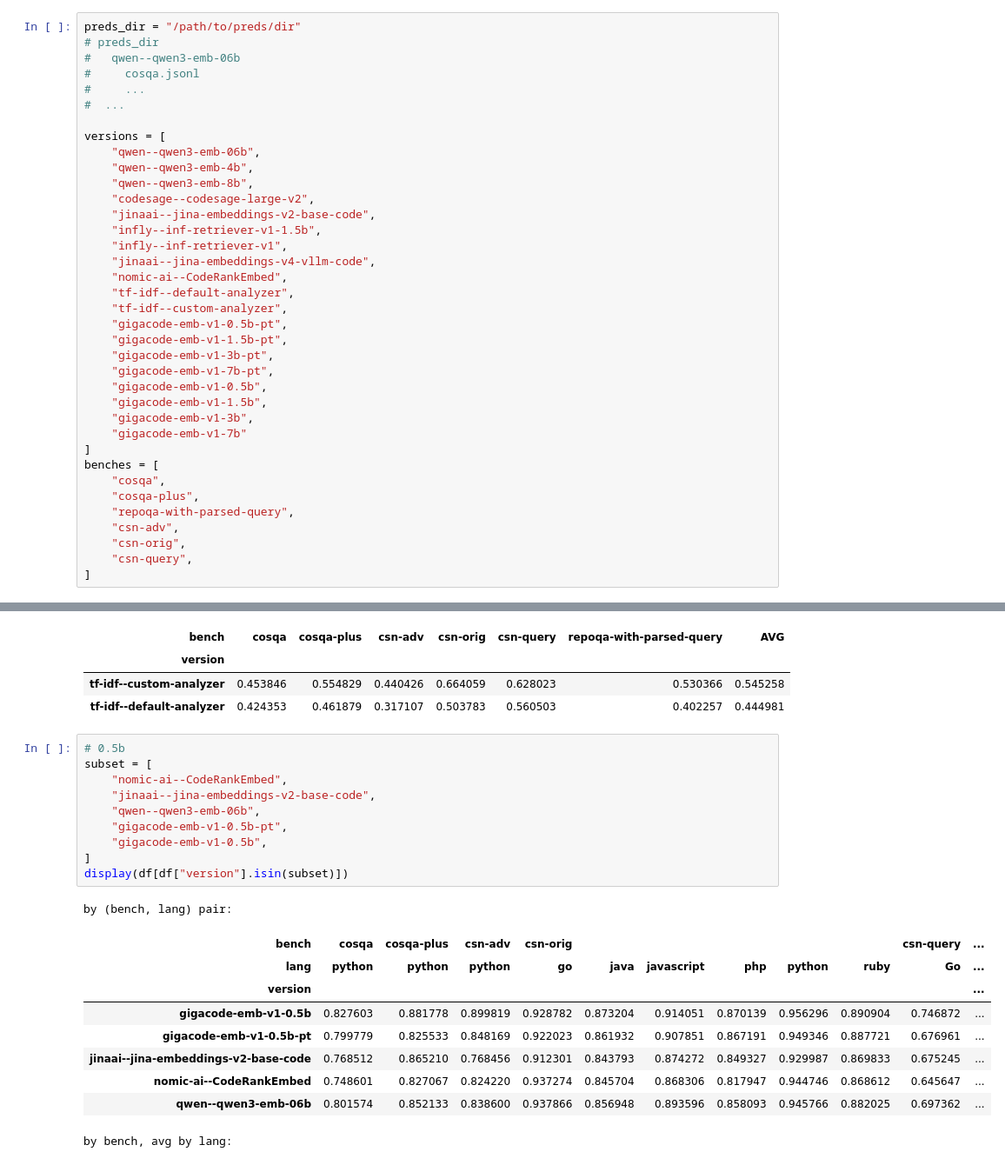
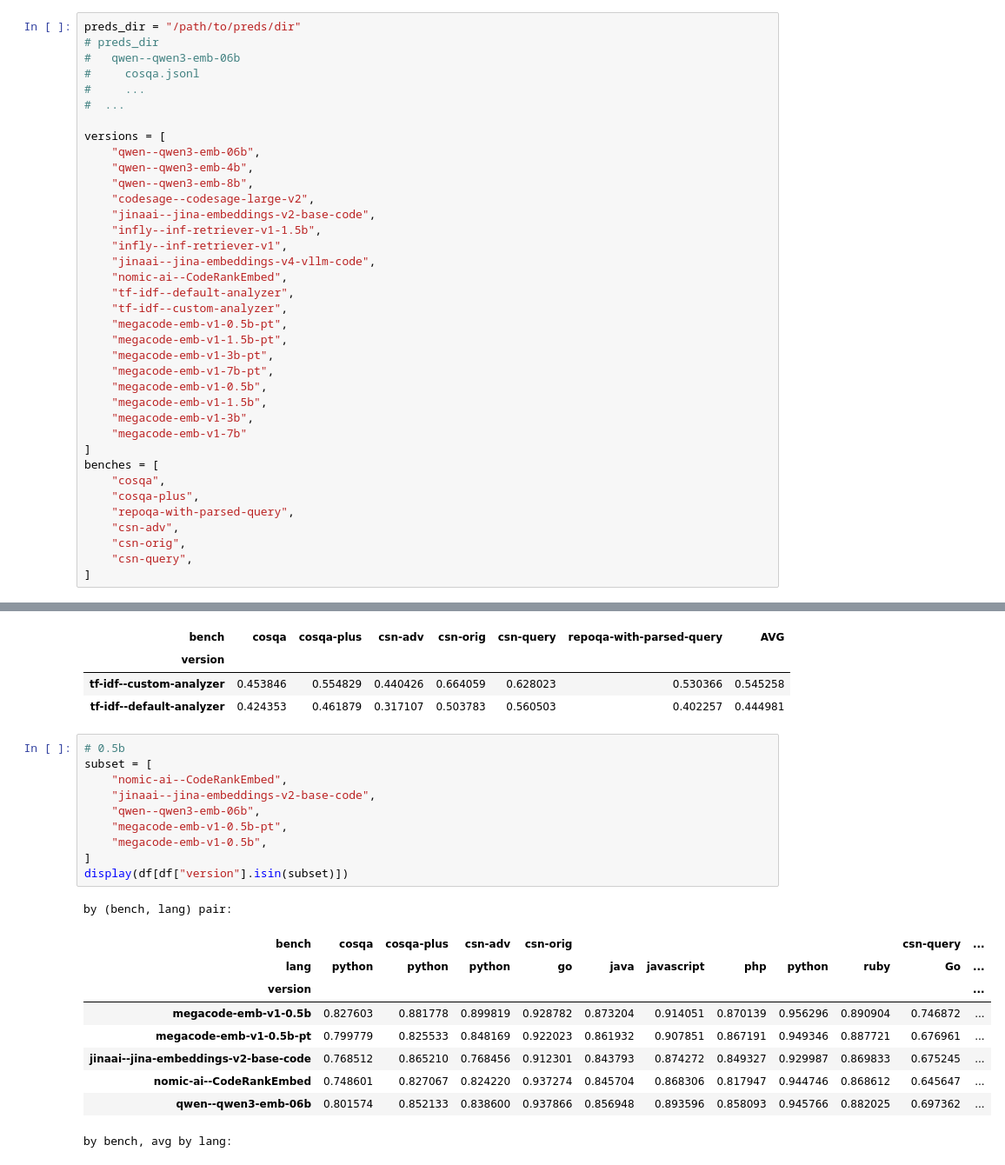
Before and after one commit to GigaCode-AI/MegaCode-Embeddings, a Jupyter notebook: inference/evaluate.ipynb, the cells around one changed output, grey strips where cells are left out. Shown at 87% size. Saved outputs shown, nothing was run; the diff lists cells and outputs as text.

```diff
--- a/inference/evaluate.ipynb
+++ b/inference/evaluate.ipynb
@@ -80,14 +80,14 @@ versions = [
     "nomic-ai--CodeRankEmbed",
     "tf-idf--default-analyzer",
     "tf-idf--custom-analyzer",
-    "gigacode-emb-v1-0.5b-pt",
-    "gigacode-emb-v1-1.5b-pt",
-    "gigacode-emb-v1-3b-pt",
-    "gigacode-emb-v1-7b-pt",
-    "gigacode-emb-v1-0.5b",
-    "gigacode-emb-v1-1.5b",
-    "gigacode-emb-v1-3b",
-    "gigacode-emb-v1-7b"
+    "megacode-emb-v1-0.5b-pt",
+    "megacode-emb-v1-1.5b-pt",
+    "megacode-emb-v1-3b-pt",
+    "megacode-emb-v1-7b-pt",
+    "megacode-emb-v1-0.5b",
+    "megacode-emb-v1-1.5b",
+    "megacode-emb-v1-3b",
+    "megacode-emb-v1-7b"
 ]
 benches = [
     "cosqa",
@@ -183,20 +183,20 @@ by bench, avg by lang:
 # %%
 # 0.5b
 subset = [
     "nomic-ai--CodeRankEmbed",
     "jinaai--jina-embeddings-v2-base-code",
     "qwen--qwen3-emb-06b",
-    "gigacode-emb-v1-0.5b-pt",
-    "gigacode-emb-v1-0.5b",
+    "megacode-emb-v1-0.5b-pt",
+    "megacode-emb-v1-0.5b",
 ]
 display(df[df["version"].isin(subset)])
 # %% [output]
 by (bench, lang) pair:
 | bench | cosqa | cosqa-plus | csn-adv | csn-orig |  |  |  |  |  | csn-query | ... |
 | lang | python | python | python | go | java | javascript | php | python | ruby | Go | ... |
 | version |  |  |  |  |  |  |  |  |  |  | ... |
-| gigacode-emb-v1-0.5b | 0.827603 | 0.881778 | 0.899819 | 0.928782 | 0.873204 | 0.914051 | 0.870139 | 0.956296 | 0.890904 | 0.746872 | ... |
-| gigacode-emb-v1-0.5b-pt | 0.799779 | 0.825533 | 0.848169 | 0.922023 | 0.861932 | 0.907851 | 0.867191 | 0.949346 | 0.887721 | 0.676961 | ... |
+| megacode-emb-v1-0.5b | 0.827603 | 0.881778 | 0.899819 | 0.928782 | 0.873204 | 0.914051 | 0.870139 | 0.956296 | 0.890904 | 0.746872 | ... |
+| megacode-emb-v1-0.5b-pt | 0.799779 | 0.825533 | 0.848169 | 0.922023 | 0.861932 | 0.907851 | 0.867191 | 0.949346 | 0.887721 | 0.676961 | ... |
 | jinaai--jina-embeddings-v2-base-code | 0.768512 | 0.865210 | 0.768456 | 0.912301 | 0.843793 | 0.874272 | 0.849327 | 0.929987 | 0.869833 | 0.675245 | ... |
 | nomic-ai--CodeRankEmbed | 0.748601 | 0.827067 | 0.824220 | 0.937274 | 0.845704 | 0.868306 | 0.817947 | 0.944746 | 0.868612 | 0.645647 | ... |
 | qwen--qwen3-emb-06b | 0.801574 | 0.852133 | 0.838600 | 0.937866 | 0.856948 | 0.893596 | 0.858093 | 0.945766 | 0.882025 | 0.697362 | ... |
```
Also changed, not shown: parts of 5 cells of this notebook, 9 other files.
